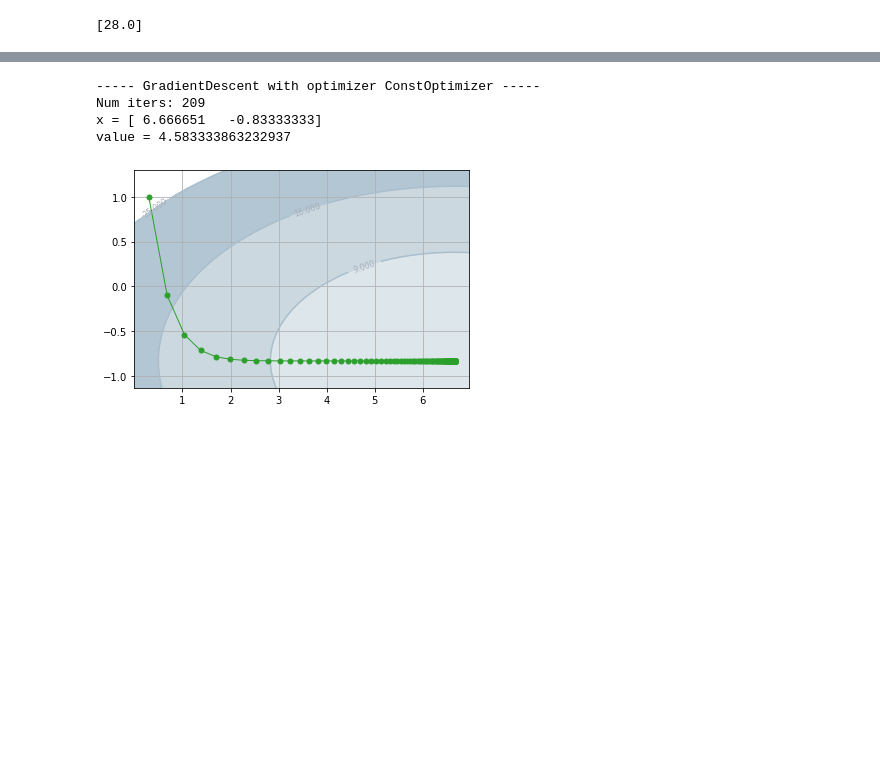
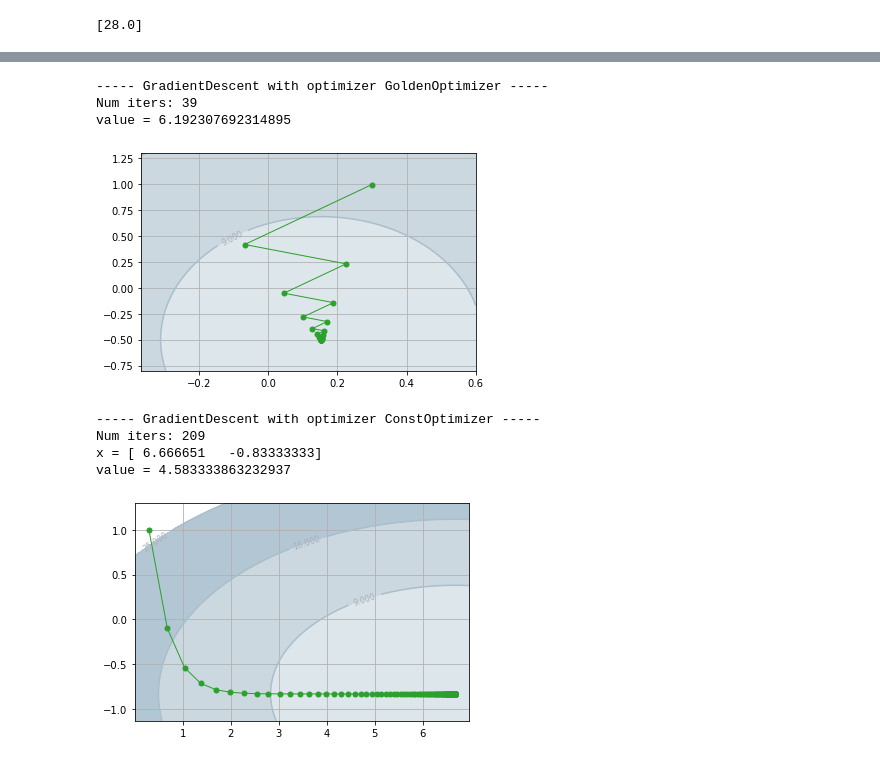
Before and after one commit to Motyaspr/MO, a Jupyter notebook: gradient_descent.ipynb, the cells around one changed output, grey strips where cells are left out. Saved outputs shown, nothing was run; the diff lists cells and outputs as text; code cells hidden in the pictures; blank space fills up the shorter version.

```diff
--- a/gradient_descent.ipynb
+++ b/gradient_descent.ipynb
@@ -35,12 +35,14 @@ def gradient_descent(f, eps_grad, optimizer, max_iters=10000, dims=1):
         y = f(x)
         trace += [x.data.numpy()]
         y.backward()
-        step = optimizer()
-        x.data = x.data - step * th.clip(x.grad.data, min=-0.1, max=0.1)
+        def g(lmbd):
+            return f(x.data - lmbd * x.grad.data)
+        step = optimizer(g)
+        x.data = x.data - step * x.grad.data
         iters += 1
 
     print(f'Num iters: {iters}')
-    print(f'x = {x.detach().numpy()}')
+#     print(f'x = {x.detach().numpy()}')
     print(f'value = {y}')
     return np.array(trace), iters
 # %%
@@ -60,6 +62,14 @@ class DivisionOptimizer():
         self.x /= 2
         self.x = max(self.x, self.mx)
         return self.x * 2
+# %%
+class GoldenOptimizer:
+    def __init__(self, l, r):
+        self.l = l
+        self.r = r
+
+    def __call__(self, f):
+        return golden(f, self.l, self.r, [], True, 10 ** (-9))[0]
 # %%
 def my_sin(x):
     if isinstance(x, th.Tensor):
@@ -120,5 +128,12 @@ x = [ 0.15384615 -0.4999978 ]
 value = 6.192307692319105
 [figure]
+# %%
+process_f(f, GoldenOptimizer(0, 1.01))
+# %% [output]
+----- GradientDescent with optimizer GoldenOptimizer -----
+Num iters: 39
+value = 6.192307692314895
+[figure, added]
 # %%
 def f(x):
     return th.dot(th.Tensor([0.3, 3]).double(), x ** 2) - \
```
Also changed, not shown: parts of 6 cells of this notebook, 1 other file.
